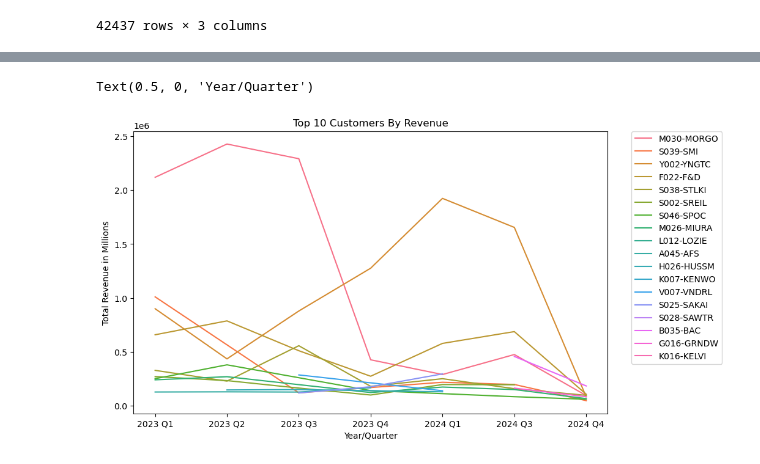
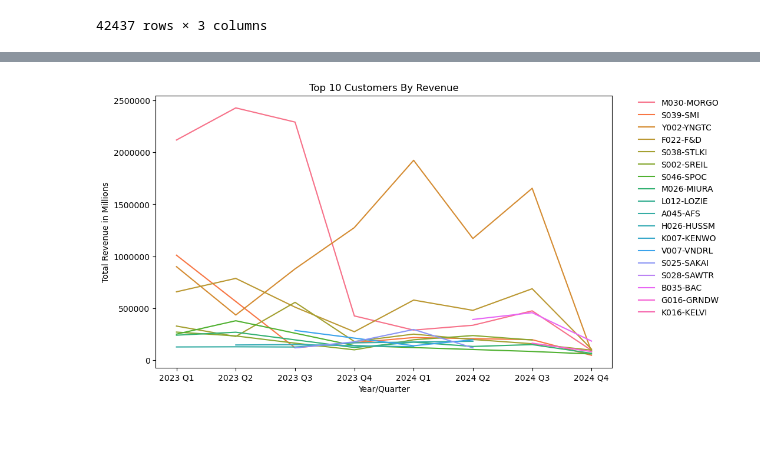
Before and after one commit to NSS-Full-Time-Data-Analytics-14/metal-fabrication-snickers, a Jupyter notebook: notebooks/metal_fabrication_lg.ipynb, the cells around one changed output, grey strips where cells are left out. Cells and saved outputs as stored; diff of their text form; code cells hidden in the pictures; blank space fills up the shorter version.

```diff
--- a/notebooks/metal_fabrication_lg.ipynb
+++ b/notebooks/metal_fabrication_lg.ipynb
@@ -403,2 +391,2 @@ q1_rev_2024['year'] = '2024'
 # %%
-q2_rev_2024=q_revenue.loc[(q_revenue['quarter']==1)&(q_revenue['year']==2024)].sort_values(by='omp_full_order_subtotal_base', ascending=False).head(10)
+q2_rev_2024=q_revenue.loc[(q_revenue['quarter']==2)&(q_revenue['year']==2024)].sort_values(by='omp_full_order_subtotal_base', ascending=False).head(10)
@@ -616,12 +726,13 @@ Text(0.5, 0, 'Year/Quarter')
 # %%
 plt.figure(figsize=(10,6))
 
 sns.lineplot(data= revenue, x = 'year_quarterly', y='omp_full_order_subtotal_base', hue = 'omp_customer_organization_id')
-plt.legend(bbox_to_anchor=(1.05, 1), loc='upper left', borderaxespad=0);
 plt.title('Top 10 Customers By Revenue')
 plt.ylabel('Total Revenue in Millions')
 plt.xlabel('Year/Quarter')
+plt.ticklabel_format(style='plain', axis='y')
+plt.legend(bbox_to_anchor=(1.05, 1), loc='best', borderaxespad=0, framealpha=0).get_frame()
+plt.savefig("revenue.png",bbox_inches='tight', transparent=True)
 # %% [output]
-Text(0.5, 0, 'Year/Quarter')
-[figure, old version]
+[figure, new version]
 # %%
```
Also changed, not shown: parts of 73 cells of this notebook, 11 other files.
